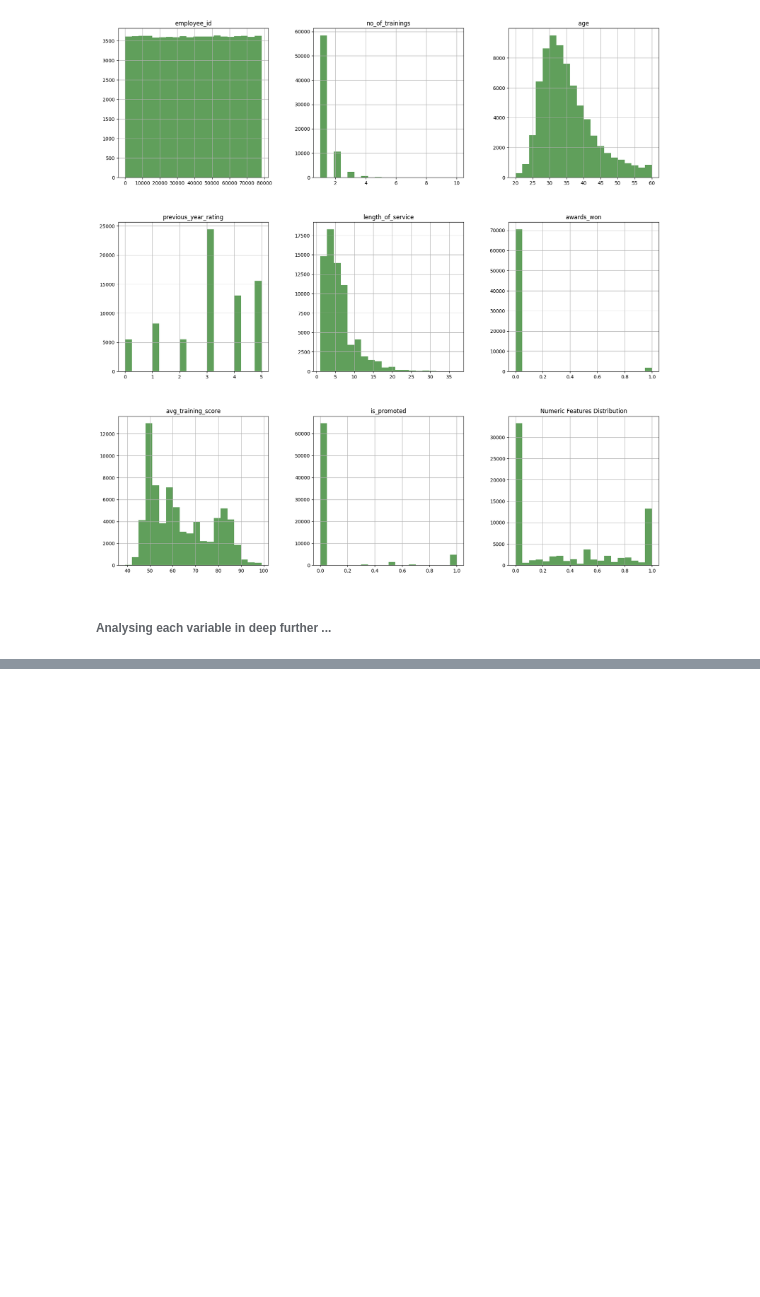
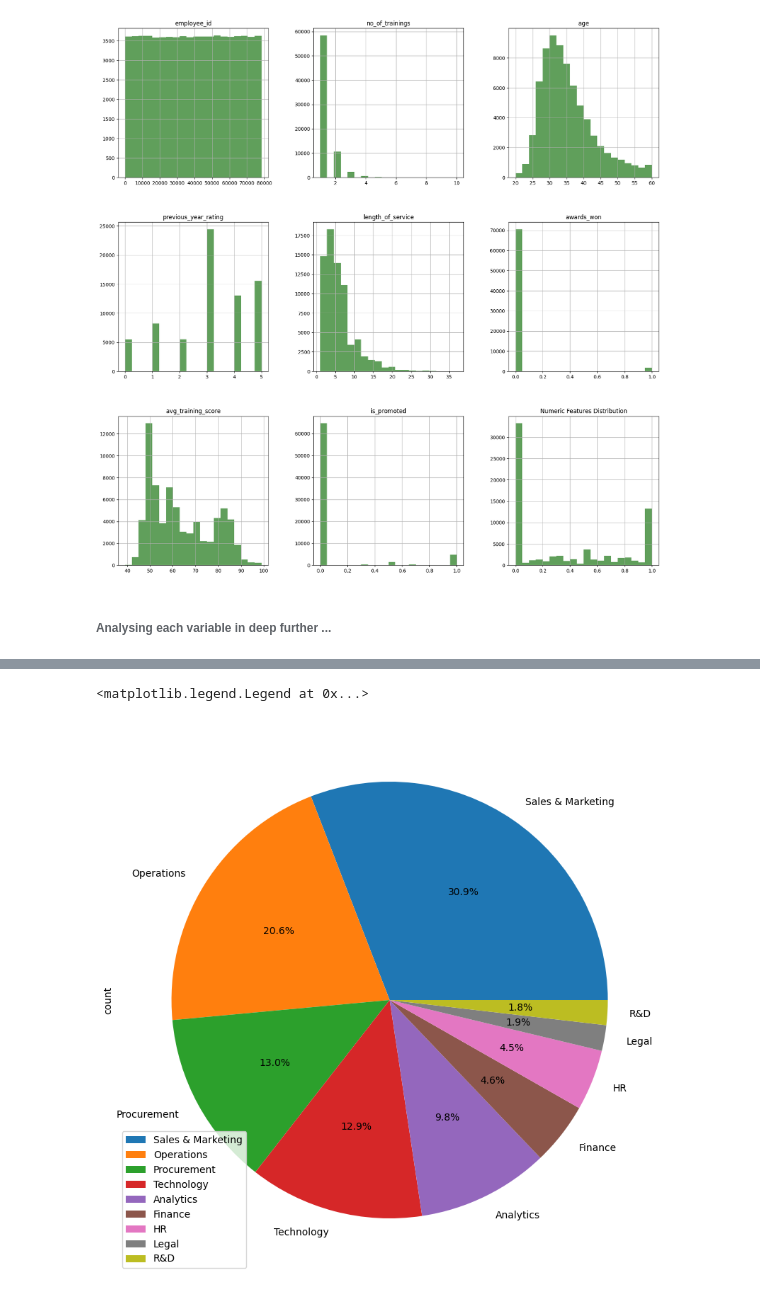
Before and after one commit to SanjanaMahapatra/HR_Analytics_Prediction_Models, a Jupyter notebook: Objective_5/model.ipynb, the cells around one changed output, grey strips where cells are left out. Cells and saved outputs as stored; diff of their text form; code cells hidden in the pictures; blank space fills up the shorter version.

```diff
--- a/Objective_5/model.ipynb
+++ b/Objective_5/model.ipynb
@@ -394,0 +421,7 @@ plt.show()
+# %%
+## Pie-chart for department distribution
+
+concatenated_dataset["department"].value_counts().head(10).plot(kind = 'pie', autopct='%1.1f%%', figsize=(10, 10)).legend()
+# %% [output]
+<matplotlib.legend.Legend at 0x...>
+[figure, added]
```
Also changed, not shown: parts of 95 cells of this notebook.
